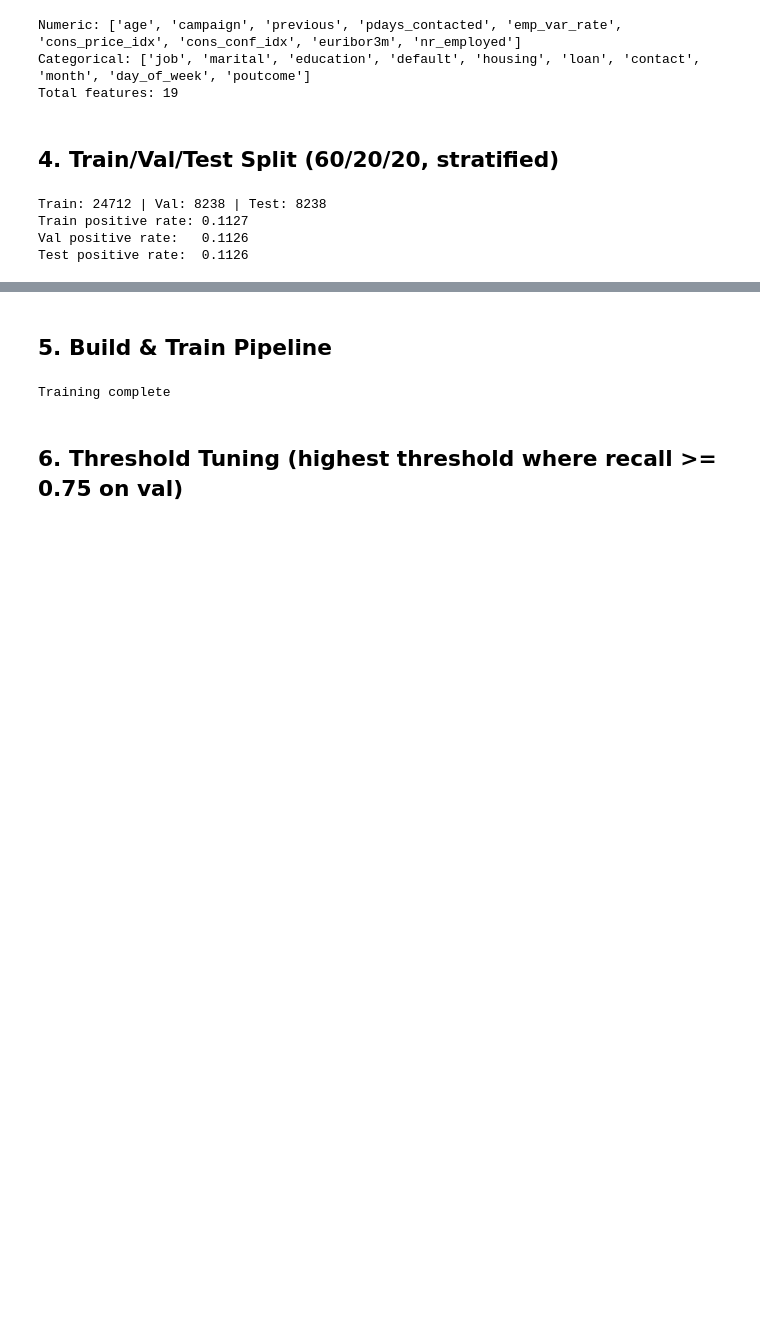
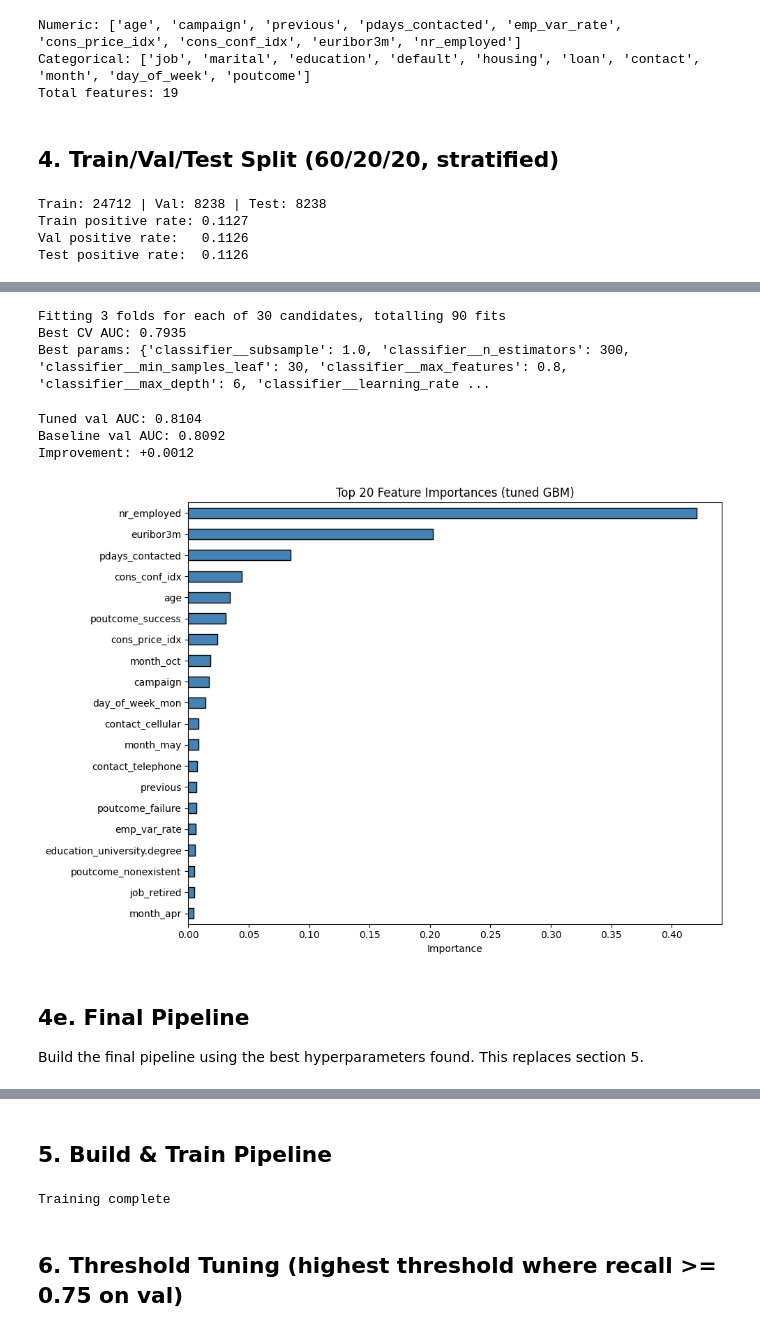
Before and after one commit to kayan2004/drift-triage-copilot, a Jupyter notebook: training/exploration.ipynb, the cells around one changed output, grey strips where cells are left out. Drawn from its saved outputs; the diff is of its cells as text; code cells hidden in the pictures; blank space fills up the shorter version.

```diff
--- a/training/exploration.ipynb
+++ b/training/exploration.ipynb
@@ -290,0 +420,73 @@ Test positive rate:  0.1126
+# %%
+from sklearn.model_selection import RandomizedSearchCV
+import numpy as np
+
+# Parameter grid — covers the most impactful GBM knobs
+param_grid = {
+    "classifier__n_estimators":    [100, 200, 300, 400],
+    "classifier__learning_rate":   [0.01, 0.05, 0.1, 0.2],
+    "classifier__max_depth":       [3, 4, 5, 6],
+    "classifier__min_samples_leaf":[10, 20, 30, 50],
+    "classifier__subsample":       [0.7, 0.8, 0.9, 1.0],
+    "classifier__max_features":    ["sqrt", "log2", 0.8],
+}
+
+base_pipe = make_pipeline(
+    GradientBoostingClassifier(random_state=42)
+)
+
+search = RandomizedSearchCV(
+    base_pipe,
+    param_distributions=param_grid,
+    n_iter=30,
+    scoring="roc_auc",
+    cv=3,
+    random_state=42,
+    n_jobs=-1,
+    verbose=1,
+)
+
+search.fit(X_train, y_train)
+
+print(f'Best CV AUC: {search.best_score_:.4f}')
+print(f'Best params: {search.best_params_}')
+# %% [output]
+Fitting 3 folds for each of 30 candidates, totalling 90 fits
+Best CV AUC: 0.7935
+Best params: {'classifier__subsample': 1.0, 'classifier__n_estimators': 300, 'classifier__min_samples_leaf': 30, 'classifier__max_features': 0.8, 'classifier__max_depth': 6, 'classifier__learning_rate ...
+# %%
+# Evaluate best model on val set
+best_pipe = search.best_estimator_
+val_probs_tuned = best_pipe.predict_proba(X_val)[:, 1]
+val_auc_tuned = roc_auc_score(y_val, val_probs_tuned)
+print(f'Tuned val AUC: {val_auc_tuned:.4f}')
+
+# Compare before vs after tuning
+baseline_auc = comparison_df[comparison_df['model'] == best_model_name]['val_auc'].values[0]
+print(f'Baseline val AUC: {baseline_auc:.4f}')
+print(f'Improvement: +{val_auc_tuned - baseline_auc:.4f}')
+# %% [output]
+Tuned val AUC: 0.8104
+Baseline val AUC: 0.8092
+Improvement: +0.0012
+# %%
+# Feature importance from the tuned model
+clf = best_pipe.named_steps['classifier']
+ohe = best_pipe.named_steps['preprocessor'].named_transformers_['cat']
+cat_feature_names = ohe.get_feature_names_out(CAT_COLS).tolist()
+all_feature_names = NUMERIC_COLS + cat_feature_names
+
+importances = pd.Series(clf.feature_importances_, index=all_feature_names)
+top20 = importances.sort_values(ascending=False).head(20)
+
+plt.figure(figsize=(10, 7))
+top20.sort_values().plot(kind='barh', color='steelblue', edgecolor='black')
+plt.title('Top 20 Feature Importances (tuned GBM)')
+plt.xlabel('Importance')
+plt.tight_layout()
+plt.show()
+# %% [output]
+[figure, added]
+# %% [markdown]
+## 4e. Final Pipeline
+Build the final pipeline using the best hyperparameters found. This replaces section 5.
```
Also changed, not shown: parts of 20 cells of this notebook.
